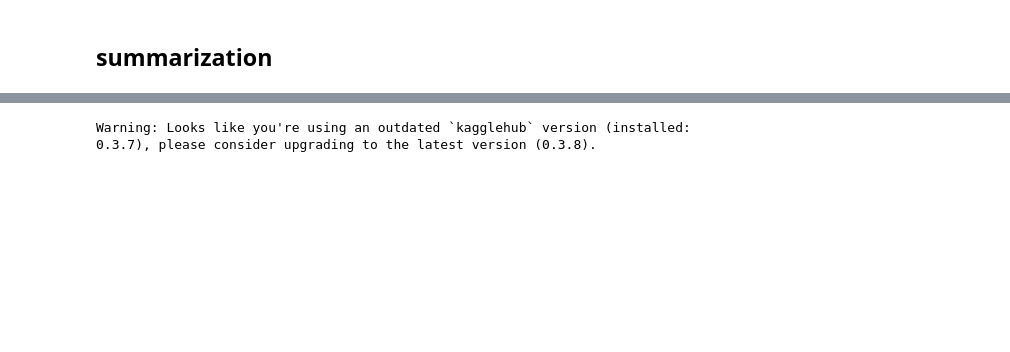
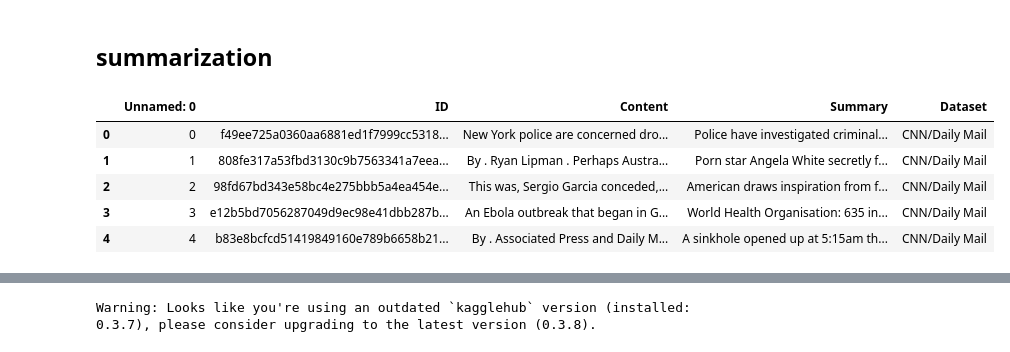
Before and after one commit to zoebatz/CAP6640_Project, a Jupyter notebook: NLP_datasets.ipynb, the cells around one changed output, grey strips where cells are left out. Drawn from its saved outputs; the diff is of its cells as text; code cells hidden in the pictures; blank space fills up the shorter version.

```diff
--- a/NLP_datasets.ipynb
+++ b/NLP_datasets.ipynb
@@ -321,2 +411,15 @@ data_greek.to_csv('/content/drive/MyDrive/Colab Notebooks/CAP6640_NLP/data/data_
 # %% [markdown]
 ## summarization
+# %%
+# Download latest version
+path = kagglehub.dataset_download("sbhatti/news-summarization")
+
+data_sum1 = read_single_csv(path)
+data_sum1.head()
+# %% [output]
+|  | Unnamed: 0 | ID | Content | Summary | Dataset |
+| 0 | 0 | f49ee725a0360aa6881ed1f7999cc5318... | New York police are concerned dro... | Police have investigated criminal... | CNN/Daily Mail |
+| 1 | 1 | 808fe317a53fbd3130c9b7563341a7eea... | By . Ryan Lipman . Perhaps Austra... | Porn star Angela White secretly f... | CNN/Daily Mail |
+| 2 | 2 | 98fd67bd343e58bc4e275bbb5a4ea454e... | This was, Sergio Garcia conceded,... | American draws inspiration from f... | CNN/Daily Mail |
+| 3 | 3 | e12b5bd7056287049d9ec98e41dbb287b... | An Ebola outbreak that began in G... | World Health Organisation: 635 in... | CNN/Daily Mail |
+| 4 | 4 | b83e8bcfcd51419849160e789b6658b21... | By . Associated Press and Daily M... | A sinkhole opened up at 5:15am th... | CNN/Daily Mail |
```
Also changed, not shown: parts of 22 cells of this notebook.
